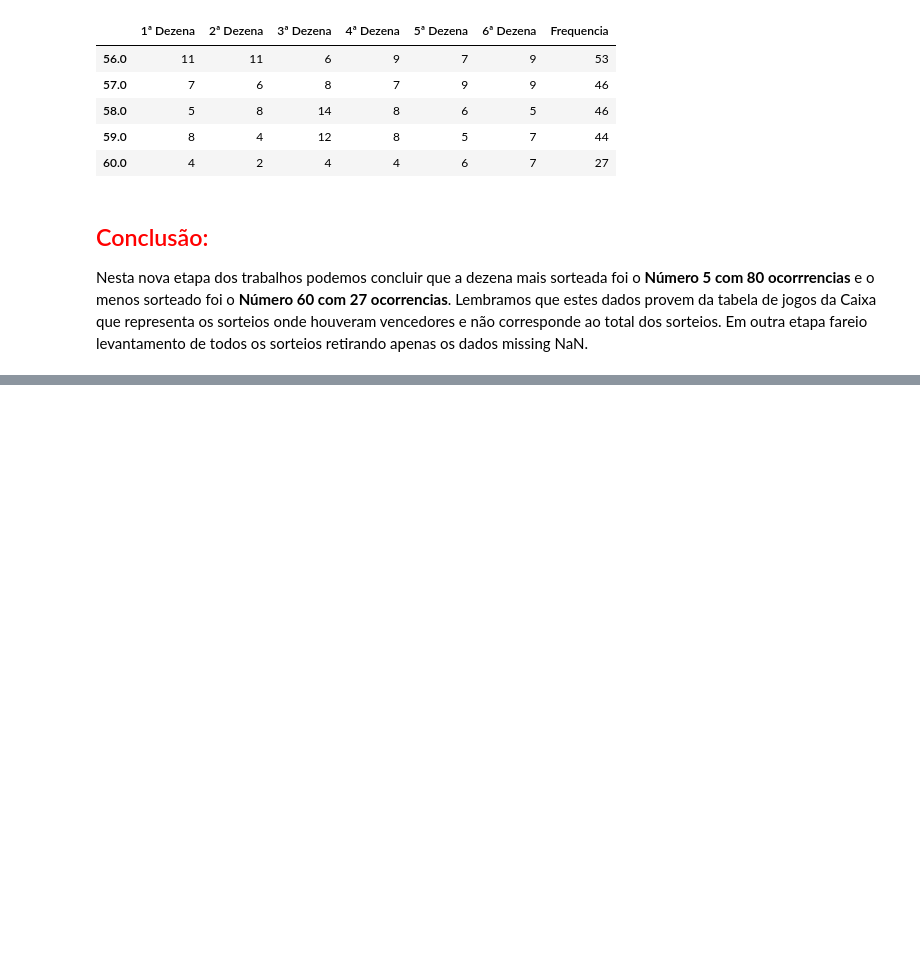
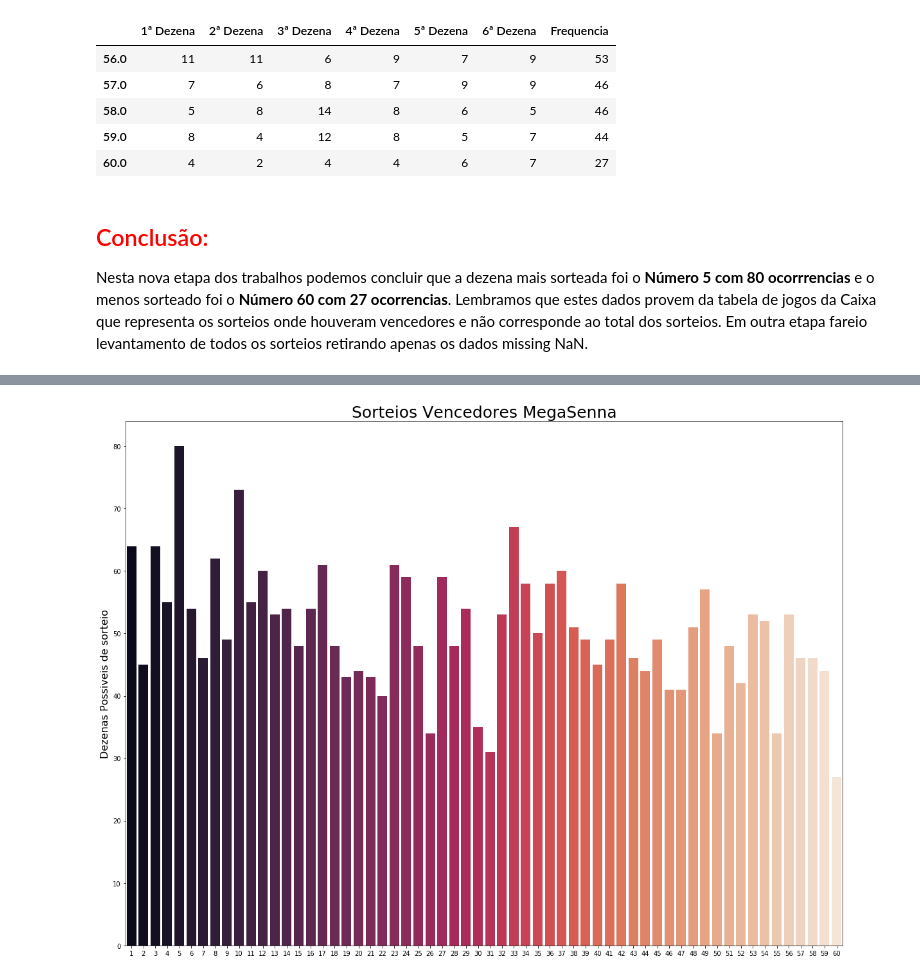
Before and after one commit to joaoflorentino/Mega, a Jupyter notebook: Analise-N1 Ganhadores.ipynb, the cells around one changed output, grey strips where cells are left out. Cells and saved outputs as stored; diff of their text form; code cells hidden in the pictures; blank space fills up the shorter version.

Commit message:
Tratamento matematico dos dados

```diff
--- a/Analise-N1 Ganhadores.ipynb
+++ b/Analise-N1 Ganhadores.ipynb
@@ -135,0 +149,15 @@ Tabela dos 5 números MENOS sorteados
+# %%
+#Gerando eixo x com os numeros de 1 a 60 que correspondem as dezenas sorteadas
+num = []
+for i in range(1,61,1):
+    num.append(i)
+# %%
+#hitogramda dos dados de sorteio vencedores
+fig, ax = plt.subplots(figsize=(20,15))
+
+sns.barplot(x = num, y = "Frequencia", palette="rocket", data=df3)
+ax.set_title('Sorteios Vencedores MegaSenna', fontsize=25)
+ax.yaxis.set_label_text('Dezenas Possiveis de sorteio', fontdict={'size':16})
+plt.show()
+# %% [output]
+[figure, added]
```
Also changed, not shown: parts of 5 cells of this notebook, 7 other files.
